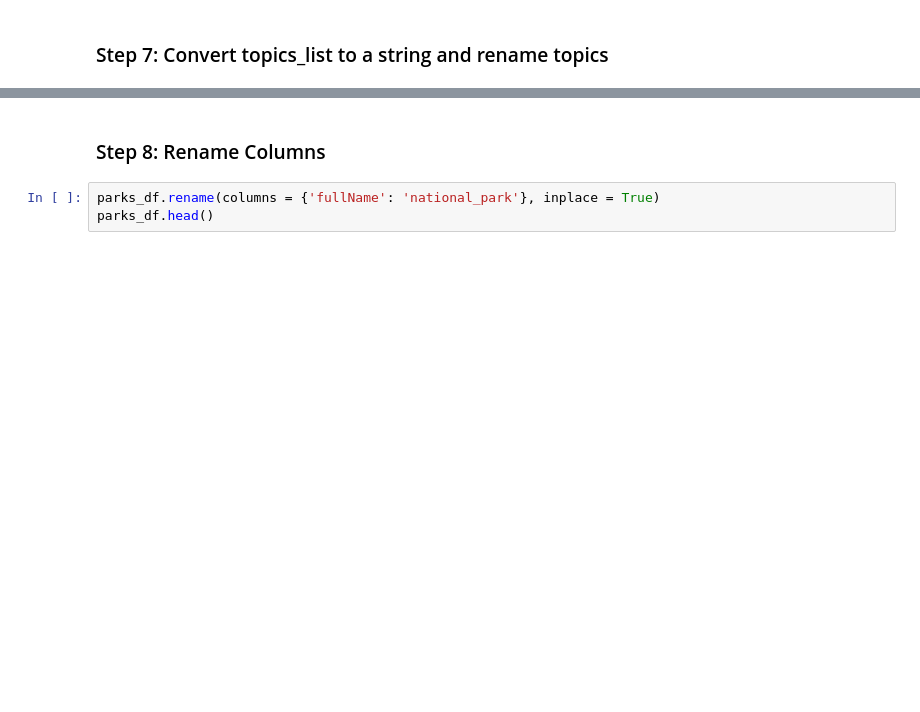
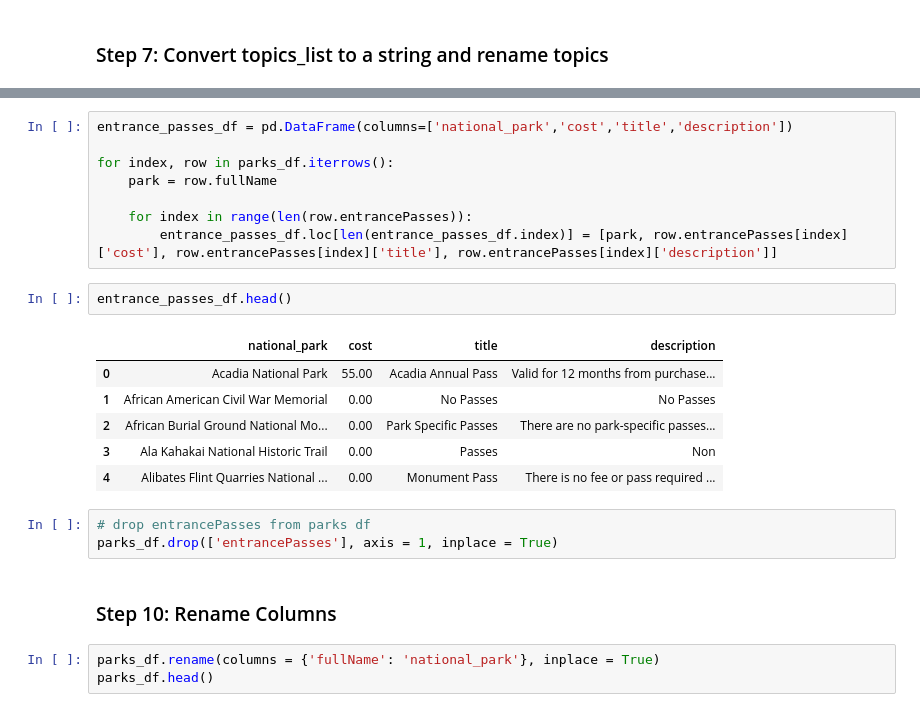
Before and after one commit to cableredi/BellevueUniv_MDS, a Jupyter notebook: DSC540/Term Paper/Term_Project_CableKimberly.ipynb, the cells around one changed output, grey strips where cells are left out. Drawn from its saved outputs; the diff is of its cells as text; blank space fills up the shorter version.

```diff
--- a/DSC540/Term Paper/Term_Project_CableKimberly.ipynb
+++ b/DSC540/Term Paper/Term_Project_CableKimberly.ipynb
@@ -1158,5 +1177,25 @@ parks_df.head()
+# %%
+entrance_passes_df = pd.DataFrame(columns=['national_park','cost','title','description'])
+
+for index, row in parks_df.iterrows():
+    park = row.fullName
+
+    for index in range(len(row.entrancePasses)):
+        entrance_passes_df.loc[len(entrance_passes_df.index)] = [park, row.entrancePasses[index]['cost'], row.entrancePasses[index]['title'], row.entrancePasses[index]['description']]
+# %%
+entrance_passes_df.head()
+# %% [output]
+|  | national_park | cost | title | description |
+| 0 | Acadia National Park | 55.00 | Acadia Annual Pass | Valid for 12 months from purchase... |
+| 1 | African American Civil War Memorial | 0.00 | No Passes | No Passes |
+| 2 | African Burial Ground National Mo... | 0.00 | Park Specific Passes | There are no park-specific passes... |
+| 3 | Ala Kahakai National Historic Trail | 0.00 | Passes | Non |
+| 4 | Alibates Flint Quarries National ... | 0.00 | Monument Pass | There is no fee or pass required ... |
+# %%
+# drop entrancePasses from parks df
+parks_df.drop(['entrancePasses'], axis = 1, inplace = True)
 # %% [markdown]
-### Step 8: Rename Columns
+### Step 10: Rename Columns
 # %%
 parks_df.rename(columns = {'fullName': 'national_park'}, inplace = True)
 parks_df.head()
```
Also changed, not shown: parts of 13 cells of this notebook.
